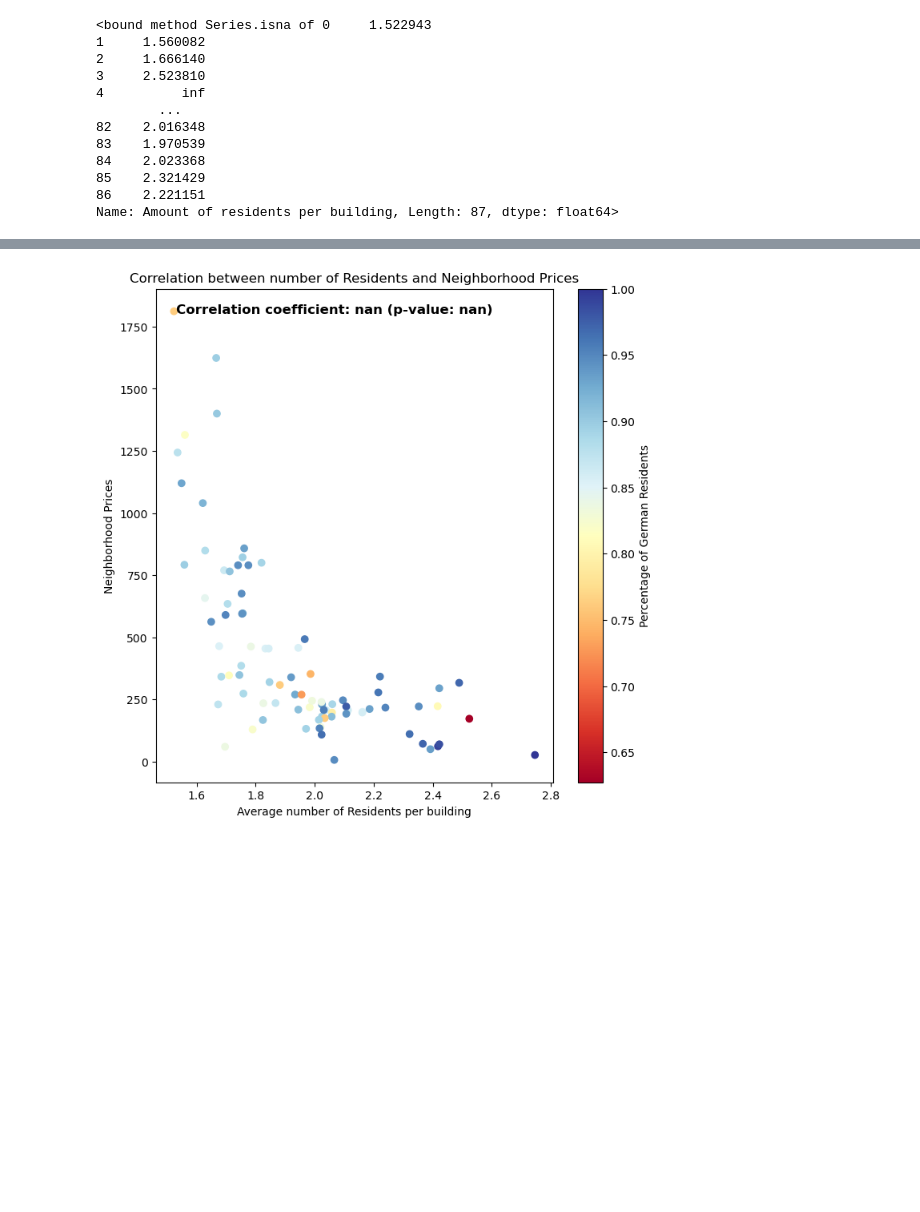
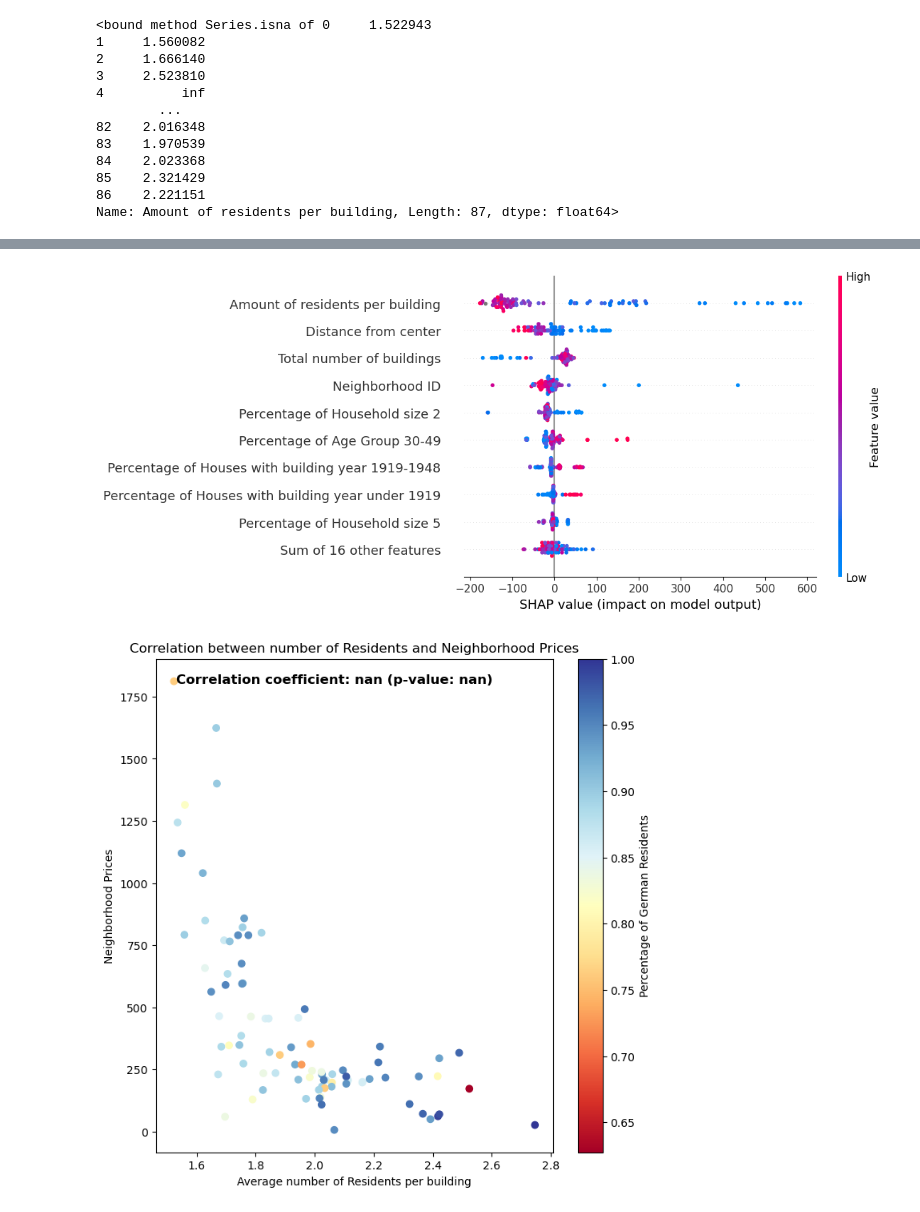
Before and after one commit to flowni/ifohack23-heysociumm, a Jupyter notebook: notebooks/BremenViz.ipynb, the cells around one changed output, grey strips where cells are left out. Drawn from its saved outputs; the diff is of its cells as text; code cells hidden in the pictures; blank space fills up the shorter version.

```diff
--- a/notebooks/BremenViz.ipynb
+++ b/notebooks/BremenViz.ipynb
@@ -189,3 +224,7 @@ gpd.GeoDataFrame(zensus_data_by_neighborhood).to_file('bremen_merged_data.gpkg',
+# %%
+shap.plots.beeswarm(shap_values)
+# %% [output]
+[figure, added]
 # %%
 # Filter all neighborhoods with 100 or less persons
 # Get amount of people in neighborhoods
```
Also changed, not shown: parts of 8 cells of this notebook, 2 other files.
